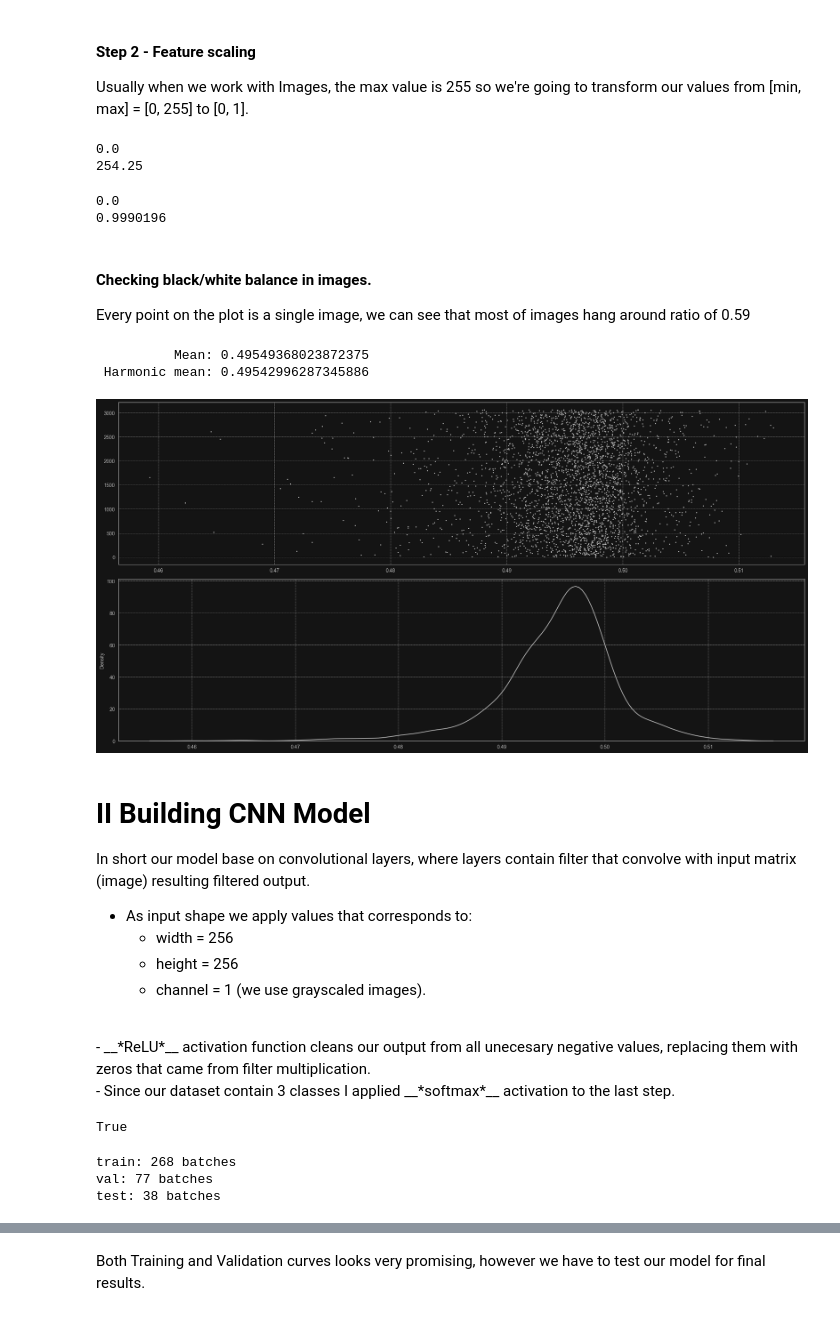
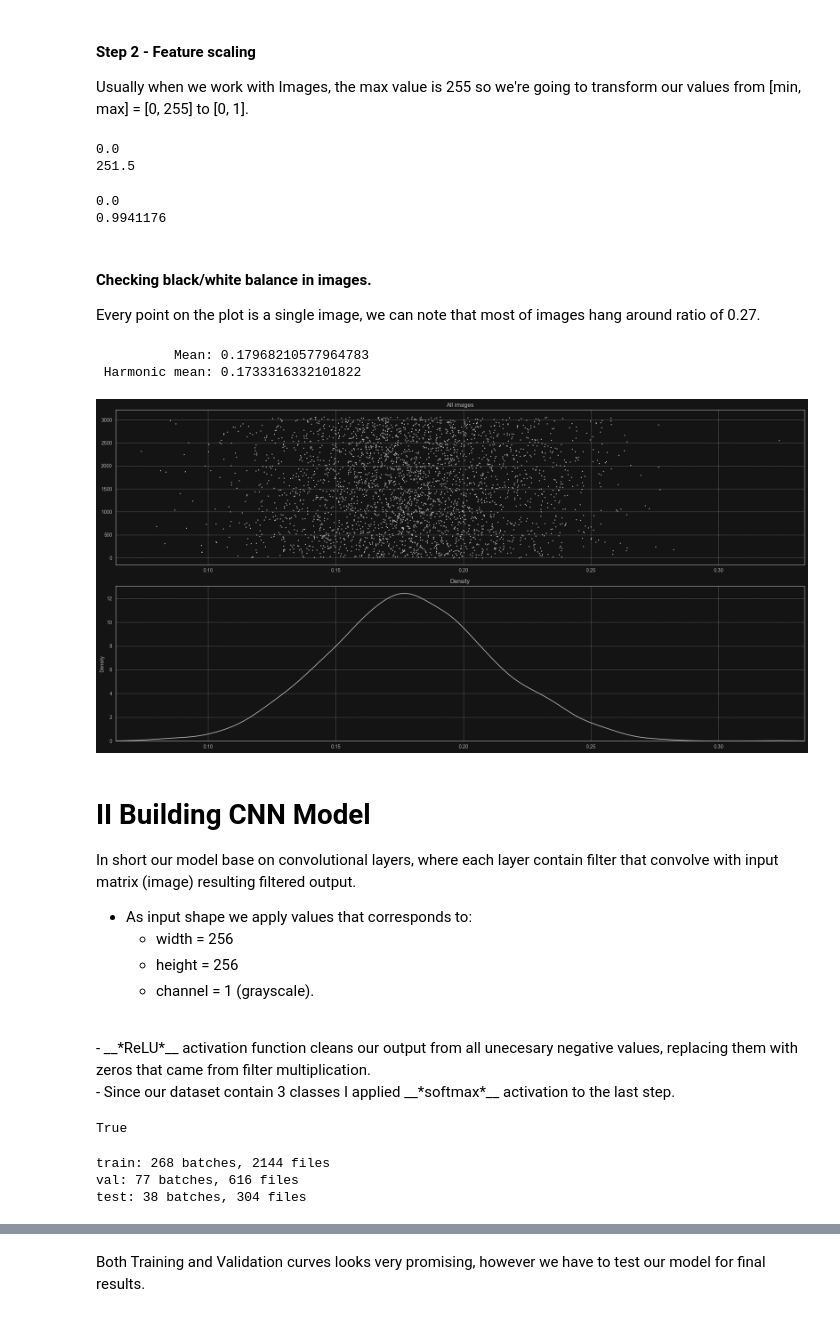
Before and after one commit to gracjan-p/brain-tumors, a Jupyter notebook: brain-tumors-analysis.ipynb, the cells around one changed output, grey strips where cells are left out. Drawn from its saved outputs; the diff is of its cells as text; code cells hidden in the pictures.

```diff
--- a/brain-tumors-analysis.ipynb
+++ b/brain-tumors-analysis.ipynb
@@ -60,9 +63,15 @@ label_names = {1: 'meningioma',
 from skimage import exposure
 import h5py
 
-# this iteration generates .png files in specifies directory
+label_names = {1: 'meningioma',
+               2: 'glioma',
+               3: 'pituitary'}
+
+# this iteration generates .png files in data_path directory
 for i, mat in enumerate(matrices):
     break
+
+    # reads the .mat files from mat data path
     with h5py.File(f"{mat_path}\\{mat}", 'r') as file:
         image = file['cjdata']['image']
         label = int(file['cjdata']['label'][0])
@@ -74,10 +83,9 @@ for i, mat in enumerate(matrices):
         image[image <= 0.05] = 0
 
         # increase exposure
-        image = exposure.equalize_hist(image)
+        # image = exposure.equalize_hist(image)
 
         # apply contrast stretching
-        # lowest values becomes 0, highest becomes 1
         image = exposure.rescale_intensity(image)
 
         image *= 255
@@ -85,6 +93,8 @@ for i, mat in enumerate(matrices):
         img_values = Image.fromarray(image)
 
         file_name = label_names[label] + f"_{i}.png"
+
+        #saves the results to new data path
         img_values.save(data_path_after + '\\' + label_names[label] + '\\' + file_name)
     # print(f"{int((i + 1) / 3064)} %")
 # %% [markdown]
@@ -112,7 +126,8 @@ plt.tight_layout()
 # %% [output]
 [figure]
 # %%
-data = tf.keras.utils.image_dataset_from_directory(data_path_after, batch_size=8, color_mode='grayscale', image_size=(256, 256))
-print(f"Labels: {label_names}\n")
+data = tf.keras.utils.image_dataset_from_directory(data_path, batch_size=8, color_mode='grayscale', image_size=(256, 256))
+labels = data.class_names
+labels
 # %% [output]
 Found 3064 files belonging to 3 classes.
@@ -126,7 +143,7 @@ import seaborn as sb
 
 fig, axes = plt.subplots(nrows=1, ncols=8, figsize=(24, 6))
 for i, img in enumerate(batch[0][:8]):
-    class_name = label_names[batch[1][i]+1]
+    class_name = labels[batch[1][i]]
     axes[i].imshow(img, cmap='gray')
     axes[i].set_title(class_name)
     axes[i].set_axis_off()
@@ -153,11 +164,11 @@ apparently *glioma* class needs more support, because when we remove the data, a
 files_per_label = lambda folder: os.listdir(data_path + '\\' + folder)
 
 # generate dictionary with lengths for each label
-labels_len = {label: len(files_per_label(label)) for i, label in label_names.items()}
+labels_len = {label: len(files_per_label(label)) for i, label in enumerate(labels)}
 
-sb.barplot(data=labels_len, x=label_names.values(), y=labels_len.values(), color=WHITE_MID, linewidth=0)
+sb.barplot(data=labels_len, x=labels_len.keys(), y=labels_len.values(), color=WHITE_MID, linewidth=0)
 
-for i, label in label_names.items():
+for i, label in enumerate(labels):
     print(f"{label:>10}: {len(os.listdir(f"{data_path}\\{label}"))}")
 
 plt.show()
@@ -173,7 +190,7 @@ Usually when we work with Images, the max value is 255 so we're going to transfo
 print(batch[0].min(), batch[0].max(), sep='\n')
 # %% [output]
 0.0
-254.25
+251.5
 # %%
 data = data.map(lambda x, y: (x/255, y))
 
@@ -186,43 +203,47 @@ max_value = iterator.next()[0].max()
 print(min_value, max_value, sep='\n')
 # %% [output]
 0.0
-0.9990196
+0.9941176
 # %% [markdown]
 #### Checking black/white balance in images.
-Every point on the plot is a single image, we can see that most of images hang around ratio of 0.59
+Every point on the plot is a single image, we can note that most of images hang around ratio of 0.27.
 # %%
 from scipy.stats.mstats import hmean
 
 all_images = []
 for images, label in data:
     all_images.append(images.numpy())
 
 all_images = np.concatenate(all_images, axis=0)
+
 # skipping value 0 because it's background and it will lower our mean
 all_means = [x[x != 0].mean() for x in all_images]
 
 print(f'{'Mean':>14}: {np.mean(all_means)}\n'
       f'{'Harmonic mean':>14}: {hmean(all_means)}')
 
 fig, axes = plt.subplots(nrows=2, ncols=1, figsize=(20, 10))
 sb.scatterplot(y=[x for x in range(len(all_means))], x=all_means, color=WHITE_MID, s=20, ax=axes[0], marker='.', linewidth=0)
 sb.kdeplot(x=all_means, ax=axes[1], color=WHITE_MID)
 
-# axes[0].set_xlim([0.45, 0.7])
-# axes[1].set_xlim([0.45, 0.7])
+padding = (min(all_means) - 0.01, max(all_means) + 0.01)
+axes[0].set_xlim(padding)
+axes[0].set_title('All images')
+axes[1].set_xlim(padding)
+axes[1].set_title('Density')
 plt.tight_layout()
 # %% [output]
-          Mean: 0.49549368023872375
- Harmonic mean: 0.49542996287345886
+          Mean: 0.17968210577964783
+ Harmonic mean: 0.1733316332101822
-[figure, old version]
+[figure, new version]
 # %% [markdown]
 # II Building CNN Model
-In short our model base on convolutional layers, where layers contain filter that convolve with input matrix (image) resulting filtered output.
+In short our model base on convolutional layers, where each layer contain filter that convolve with input matrix (image) resulting filtered output.
 <br>
 - As input shape we apply values that corresponds to:
     - width = 256
     - height = 256
-    - channel = 1 (we use grayscaled images).
+    - channel = 1 (grayscale).
 <br>
 - __*ReLU*__ activation function cleans our output from all unecesary negative values, replacing them with zeros that came from filter multiplication.
 <br>
@@ -241,10 +263,10 @@ val = data.skip(train_batch_size).take(val_batch_size)
 test = data.skip(train_batch_size + val_batch_size).take(test_batch_size)
 
 print(
-    f"train: {len(train)} batches\nval: {len(val)} batches\ntest: {len(test)} batches"
+    f"train: {len(train)} batches, {len(train)*8} files\nval: {len(val)} batches, {len(val)*8} files\ntest: {len(test)} batches, {len(test)*8} files"
 )
 # %% [output]
-train: 268 batches
-val: 77 batches
-test: 38 batches
+train: 268 batches, 2144 files
+val: 77 batches, 616 files
+test: 38 batches, 304 files
 # %% [markdown]
```
Also changed, not shown: parts of 21 cells of this notebook.
